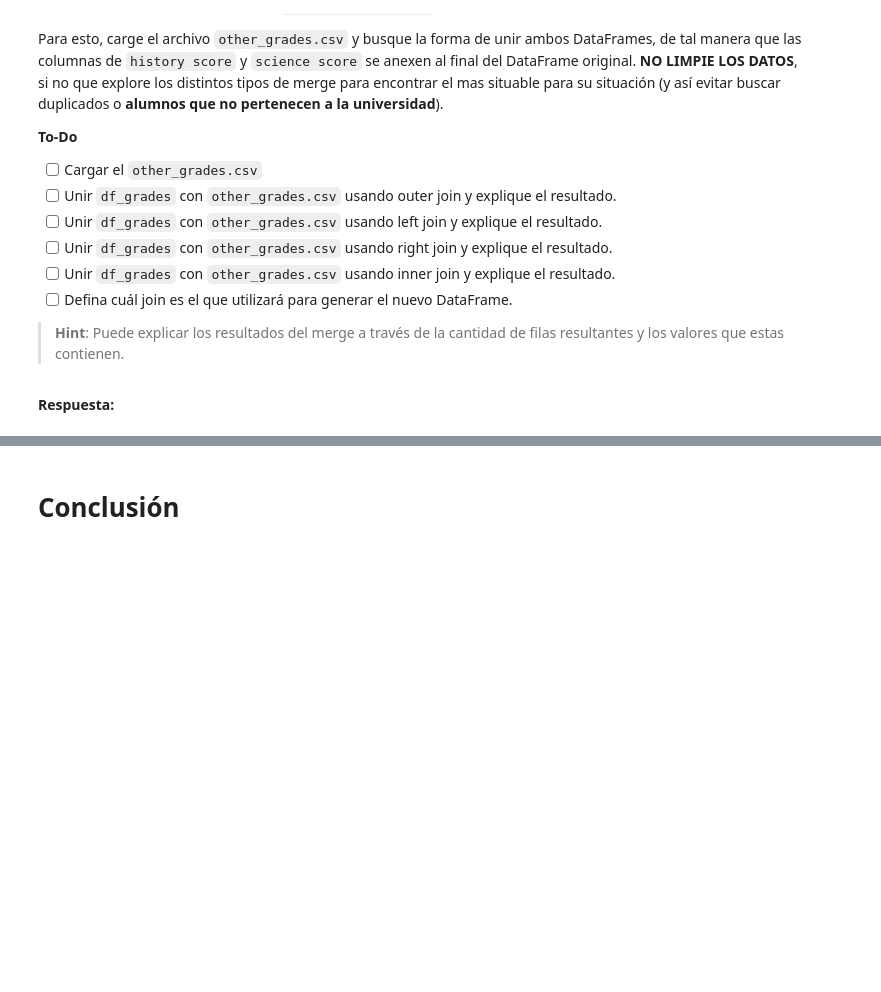
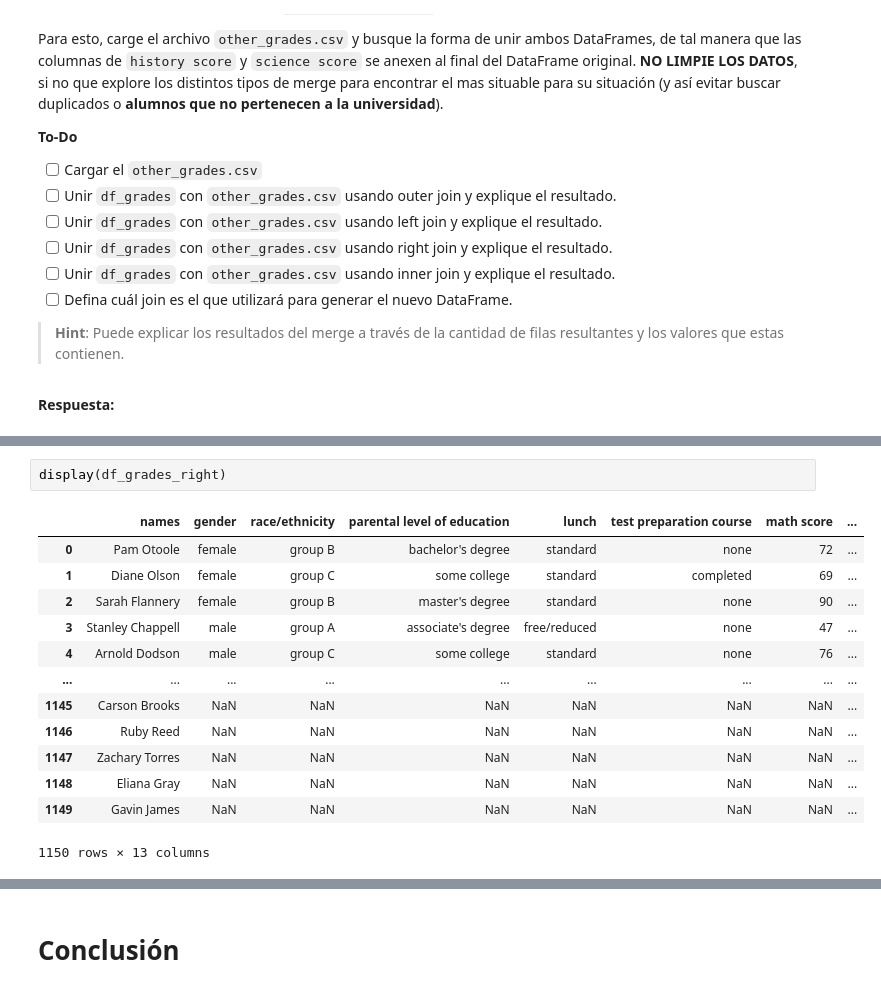
Before and after one commit to vazuniga1/Laboratorios, a Jupyter notebook: Lab3 - Pandas/Lab3.ipynb, the cells around one changed output, grey strips where cells are left out. Cells and saved outputs as stored; diff of their text form; blank space fills up the shorter version.

```diff
--- a/Lab3 - Pandas/Lab3.ipynb
+++ b/Lab3 - Pandas/Lab3.ipynb
@@ -745,0 +776,16 @@ df_grades_inner = ...
+# %%
+display(df_grades_right)
+# %% [output]
+|  | names | gender | race/ethnicity | parental level of education | lunch | test preparation course | math score | ... |
+| 0 | Pam Otoole | female | group B | bachelor's degree | standard | none | 72 | ... |
+| 1 | Diane Olson | female | group C | some college | standard | completed | 69 | ... |
+| 2 | Sarah Flannery | female | group B | master's degree | standard | none | 90 | ... |
+| 3 | Stanley Chappell | male | group A | associate's degree | free/reduced | none | 47 | ... |
+| 4 | Arnold Dodson | male | group C | some college | standard | none | 76 | ... |
+| ... | ... | ... | ... | ... | ... | ... | ... | ... |
+| 1145 | Carson Brooks | NaN | NaN | NaN | NaN | NaN | NaN | ... |
+| 1146 | Ruby Reed | NaN | NaN | NaN | NaN | NaN | NaN | ... |
+| 1147 | Zachary Torres | NaN | NaN | NaN | NaN | NaN | NaN | ... |
+| 1148 | Eliana Gray | NaN | NaN | NaN | NaN | NaN | NaN | ... |
+| 1149 | Gavin James | NaN | NaN | NaN | NaN | NaN | NaN | ... |
+1150 rows × 13 columns
```
Also changed, not shown: parts of 7 cells of this notebook.
